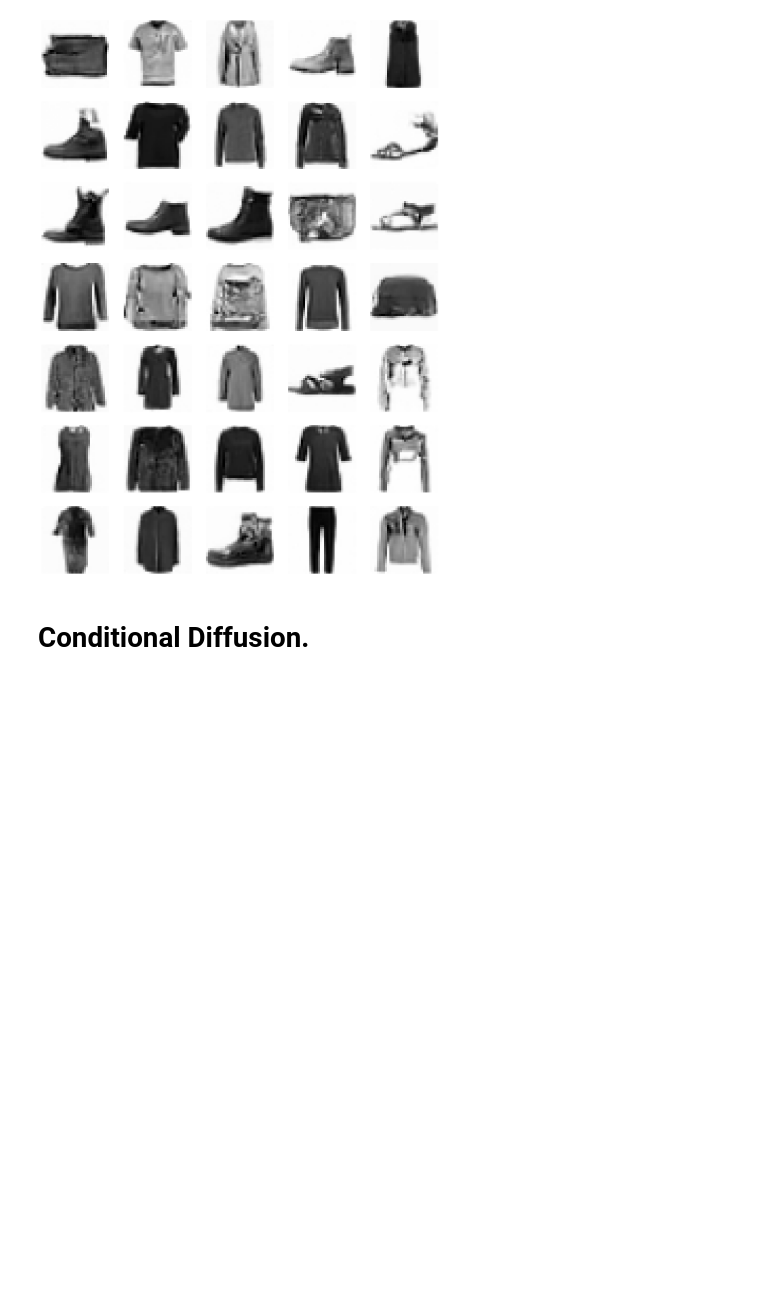
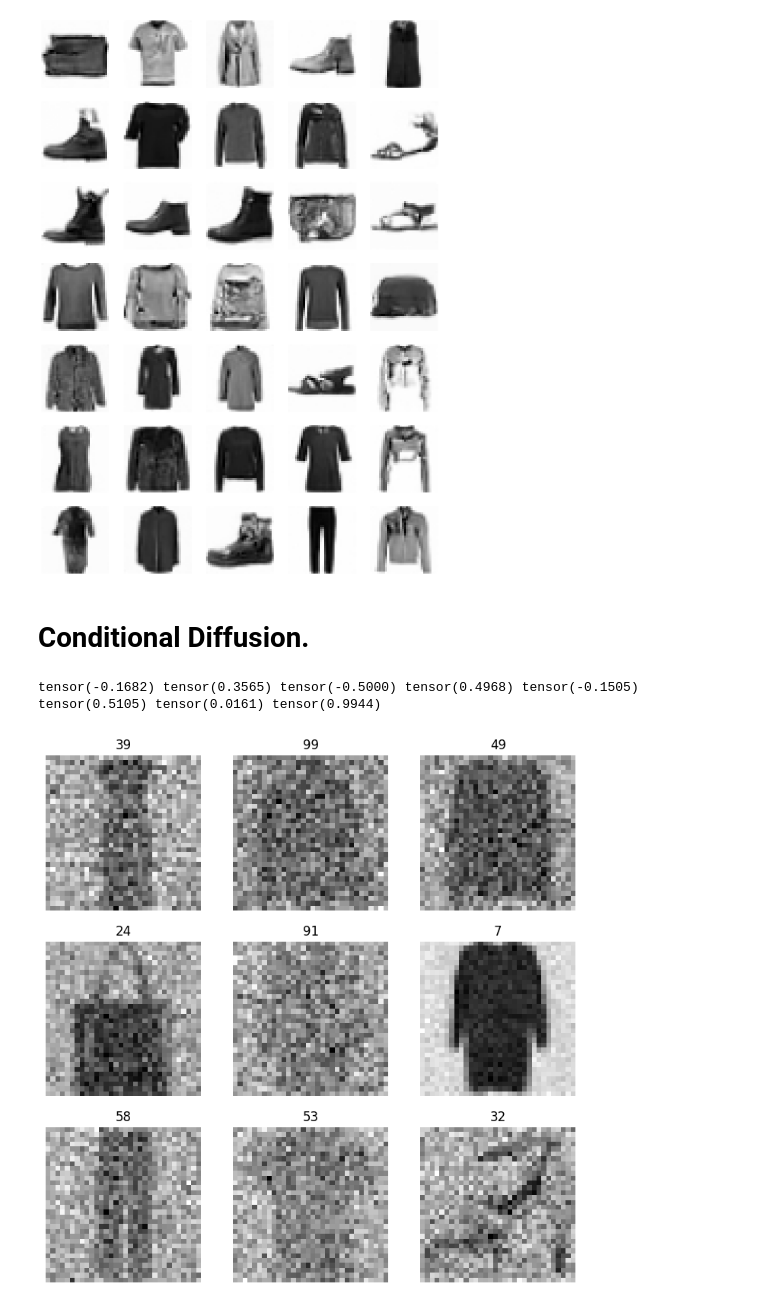
Before and after one commit to pranay8297/fastaip2, a Jupyter notebook: Diffusion_v1.ipynb, the cells around one changed output. Drawn from its saved outputs; the diff is of its cells as text; code cells hidden in the pictures; blank space fills up the shorter version.

```diff
--- a/Diffusion_v1.ipynb
+++ b/Diffusion_v1.ipynb
@@ -88,7 +71,7 @@ dname, xn, yn = 'fashion_mnist', 'image', 'label'
 dsd = load_dataset(dname)
 
 @inplace
-def transformi(b): b['image'] = [(resize(to_tensor(o), (32, 32), antialias = True))*2. - 1. for o in b['image']]
+def transformi(b): b['image'] = [(resize(to_tensor(o), (32, 32), antialias = True)) - 0.5 for o in b['image']]
 
 tds = dsd.with_transform(transformi)
 dls = DataLoaders.from_dd(tds, batch_size = 256, num_workers=2)
@@ -1113,3 +1327,13 @@ show_images(mout[:35], ncols = 5)
 [figure]
 # %% [markdown]
 # Conditional Diffusion.
+# %%
+dls = DataLoaders.from_dd(tds, batch_size = 256, num_workers=2)
+x, y = next(iter(dls.train))
+x = x[:16]
+(xout, t), y = noisify_img(ConditionalDDPMPrep(n_steps = 100, beta_max=0.01), x)
+print(x.mean(), x.std(), x.min(), x.max(), xout.mean(), xout.std(), y.mean(), y.std())
+show_images(xout[:9], titles= [str(i.item()) for i in t[:9]])
+# %% [output]
+tensor(-0.1682) tensor(0.3565) tensor(-0.5000) tensor(0.4968) tensor(-0.1505) tensor(0.5105) tensor(0.0161) tensor(0.9944)
+[figure, added]
```
Also changed, not shown: parts of 19 cells of this notebook.
